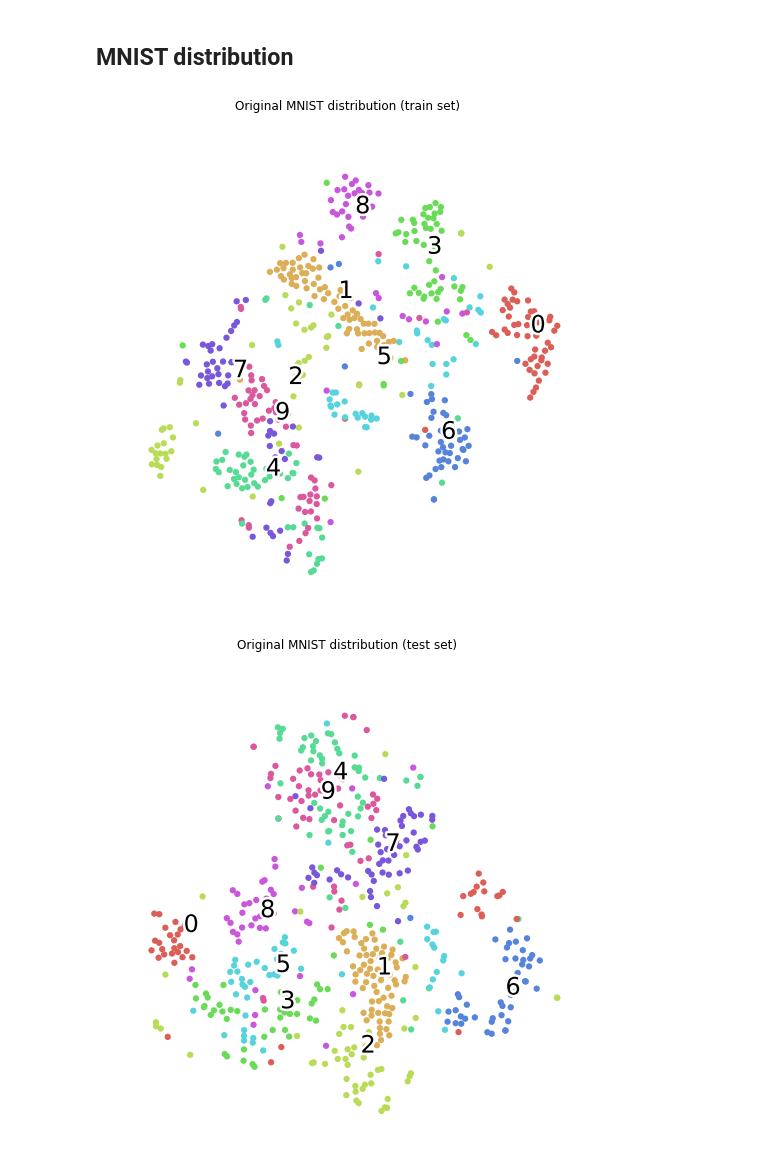
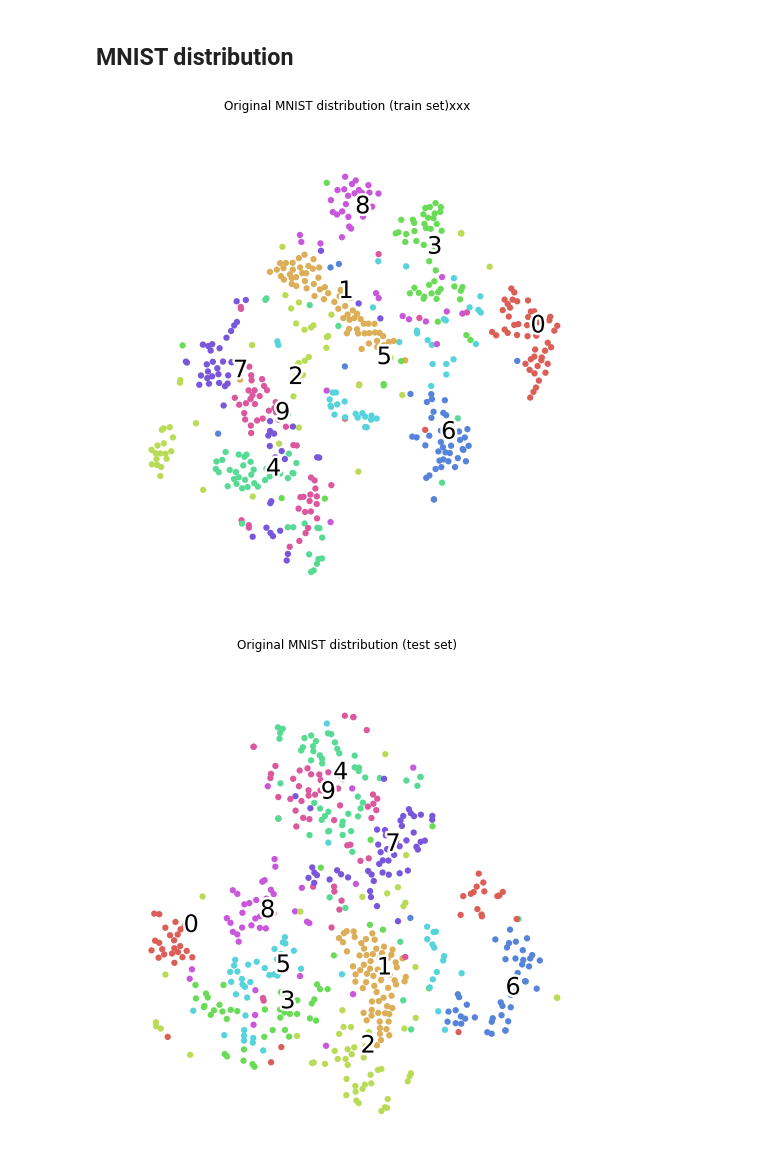
Before and after one commit to KinWaiCheuk/pytorch-triplet-loss, a Jupyter notebook: MNIST offline mining all.ipynb, the cells around one changed output. Cells and saved outputs as stored; diff of their text form; code cells hidden in the pictures.

```diff
--- a/MNIST offline mining all.ipynb
+++ b/MNIST offline mining all.ipynb
@@ -45,14 +45,13 @@ vis_train_batch_y = vis_train_batch_y.float()
 ## MNIST distribution
 # %%
 vis_train_batch_x_2d = tsne.fit_transform(vis_train_batch_x.flatten(1))
-scatter(vis_train_batch_x_2d, vis_train_batch_y.cpu().numpy(), 'Original MNIST distribution (train set)')
+scatter(vis_train_batch_x_2d, vis_train_batch_y.cpu().numpy(), subtitle='Original MNIST distribution (train set)xxx')
+
+vis_test_batch_x_2d = tsne.fit_transform(vis_test_batch_x.flatten(1))
+scatter(vis_test_batch_x_2d, vis_test_batch_y.cpu().numpy(), subtitle='Original MNIST distribution (test set)')
 # %% [output]
-[figure, old version]
+[figure, new version]
+[figure, added]
-# %%
-vis_test_batch_x_2d = tsne.fit_transform(vis_test_batch_x.flatten(1))
-scatter(vis_test_batch_x_2d, vis_test_batch_y.cpu().numpy(), 'Original MNIST distribution (test set)')
-# %% [output]
-[figure, removed]
 # %%
 for epoch in range(100):  # loop over the dataset multiple times
 
```
Also changed, not shown: parts of 4 cells of this notebook, 5 other files.
